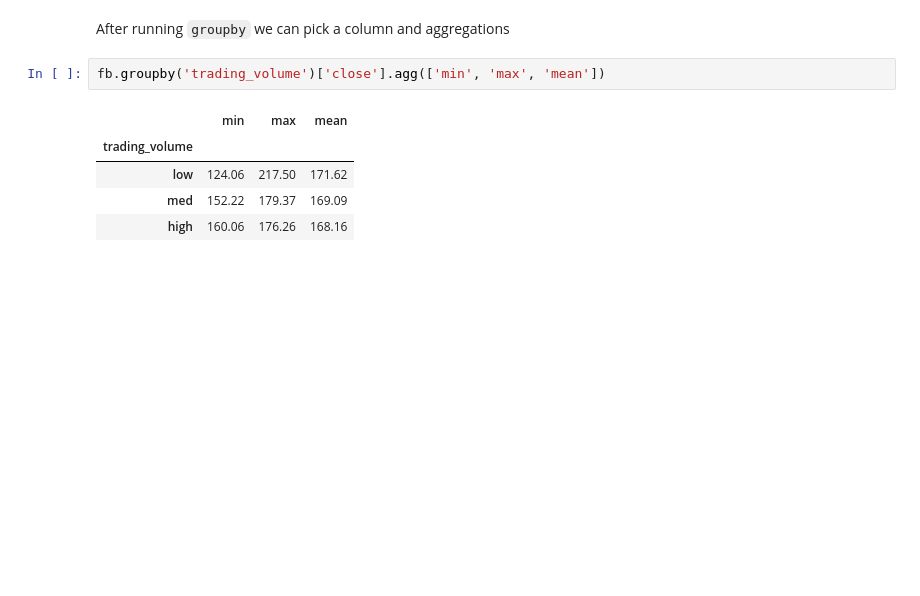
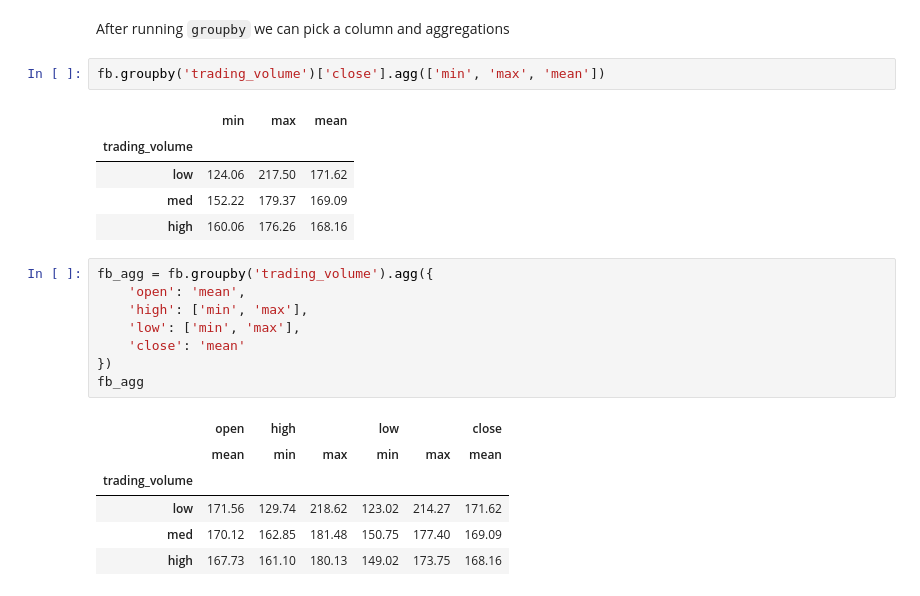
Before and after one commit to nadia-paz/ds-learning, a Jupyter notebook: data_analysis_pandas/07_df_operations.ipynb, the cells around one changed output. Drawn from its saved outputs; the diff is of its cells as text; blank space fills up the shorter version.

```diff
--- a/data_analysis_pandas/07_df_operations.ipynb
+++ b/data_analysis_pandas/07_df_operations.ipynb
@@ -634,3 +637,18 @@ fb.groupby('trading_volume')['close'].agg(['min', 'max', 'mean'])
 | low | 124.06 | 217.50 | 171.62 |
 | med | 152.22 | 179.37 | 169.09 |
 | high | 160.06 | 176.26 | 168.16 |
+# %%
+fb_agg = fb.groupby('trading_volume').agg({
+    'open': 'mean',
+    'high': ['min', 'max'],
+    'low': ['min', 'max'],
+    'close': 'mean'
+})
+fb_agg
+# %% [output]
+|  | open | high |  | low |  | close |
+|  | mean | min | max | min | max | mean |
+| trading_volume |  |  |  |  |  |  |
+| low | 171.56 | 129.74 | 218.62 | 123.02 | 214.27 | 171.62 |
+| med | 170.12 | 162.85 | 181.48 | 150.75 | 177.40 | 169.09 |
+| high | 167.73 | 161.10 | 180.13 | 149.02 | 173.75 | 168.16 |
```
Also changed, not shown: parts of 13 cells of this notebook.
